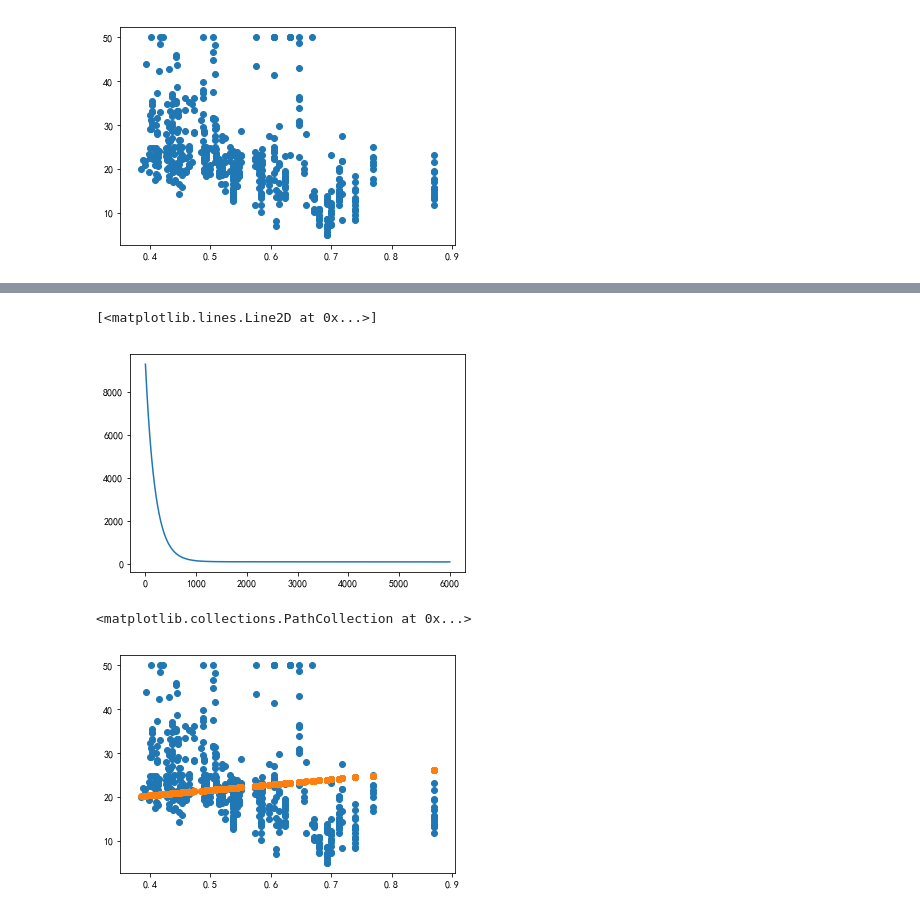
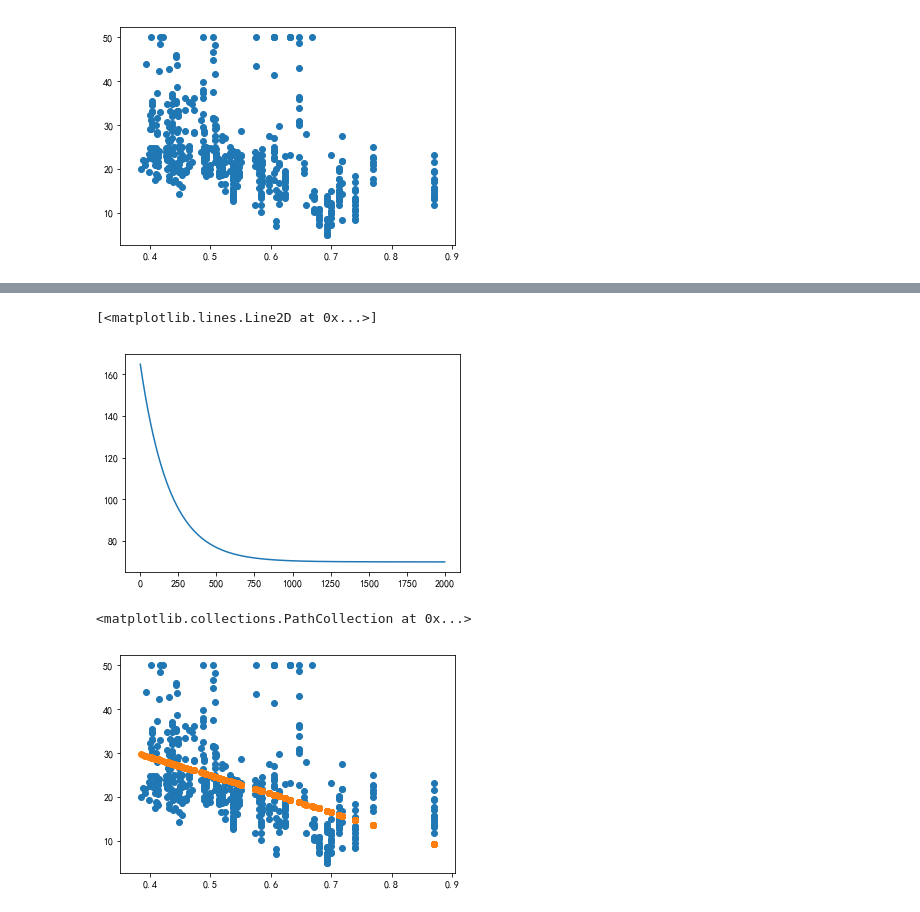
Before and after one commit to LS-01/nlp_exercises, a Jupyter notebook: assignment_02/lecture-02-review.ipynb, the cells around one changed output, grey strips where cells are left out. Drawn from its saved outputs; the diff is of its cells as text; code cells hidden in the pictures.

```diff
--- a/assignment_02/lecture-02-review.ipynb
+++ b/assignment_02/lecture-02-review.ipynb
@@ -329,32 +329,23 @@ def price(x, k, b):
     return k * x + b
 # %%
 def loss(y1, y2):
-    return sum((y1_ - y2_) ** 2 for y1_, y2_ in zip(list(y1), list(y2))) / len(list(y))
+    return sum((y1_ - y2_) ** 2 for y1_, y2_ in zip(list(y1), list(y2))) / len(list(y1))
 # %%
 def partial_derivative_k(x, y1, y2):
-    y_sum = sum((y1_ - y2_) * x_ for x_, y1_, y2_ in zip(list(x), list(y1), list(y2)))
-    return -2 / len(y1) * y_sum
+    return -2 / len(y1) * sum((y1_ - y2_) * x_ for x_, y1_, y2_ in zip(list(x), list(y1), list(y2)))
 
 def partial_derivative_b(y1, y2):
-    y_sum = sum((y1_ - y2_) for y1_, y2_ in zip(list(y1), list(y2)))
-    return -2 / len(y1) * y_sum
+    return -2 / len(y1) * sum((y1_ - y2_) for y1_, y2_ in zip(list(y1), list(y2)))
 # %%
-k = random.random() * 200 - 100
-b = random.random() * 200 - 100
-
-learning_rate = 1e-3
-
-count = 6000
-losses = []
-for i in range(count):
-    price_current = [price(x_, k, b) for x_ in x_nox]
-    curr_loss = loss(y, price_current)
-    losses.append(curr_loss)
-
-    k_par = partial_derivative_k(x_nox, y, price_current)
-    b_par = partial_derivative_b(y, price_current)
-
-    k = k + (-1 * k_par) * learning_rate
-    b = b + (-1 * b_par) * learning_rate
-
-    print("The i is {}, the loss is {}, k is {} and b is {}".format(i, curr_loss, k, b))
+def general_function(k, b, x, y, count, learn_rate):
+    losses = []
+    for i in range(count):
+        y_ = [getY(x_, k, b) for x_ in x]
+        curr_loss = loss(y, y_)
+        losses.append(curr_loss)
+        k_par = partial_derivative_k(x, y, y_)
+        b_par = partial_derivative_b(y, y_)
+        k += -1 * k_par * learn_rate
+        b += -1 * b_par * learn_rate
+        print("The i is {}, the loss is {}, k is {} and b is {}".format(i, curr_loss, k, b))
+    return k, b, losses
@@ -378,0 +352,2 @@ The i is 4091, the loss is 99.8809348396106, k i
+# %%
+k, b, losses = general_function(random.random() * 200 - 100, random.random() * 200 - 100, x_nox, y, 2000, 1e-3)
@@ -379,13 +372,13 @@ The i is 4091, the loss is 99.8809348396106, k i
 # %%
-plt.plot(list(range(count)),losses)
+plt.plot(list(range(len(losses))),losses)
 # %% [output]
 [<matplotlib.lines.Line2D at 0x...>]
-[figure, old version]
+[figure, new version]
 # %%
-price_use_best_parameters = [price(r, k, b) for r in x_nox]
+y_ = [getY(r, k, b) for r in x_nox]
 
 plt.scatter(x_nox, y)
-plt.scatter(x_nox, price_use_best_parameters)
+plt.scatter(x_nox, y_)
 # %% [output]
 <matplotlib.collections.PathCollection at 0x...>
-[figure, old version]
+[figure, new version]
```
Also changed, not shown: parts of 3 cells of this notebook, 1 other file.
